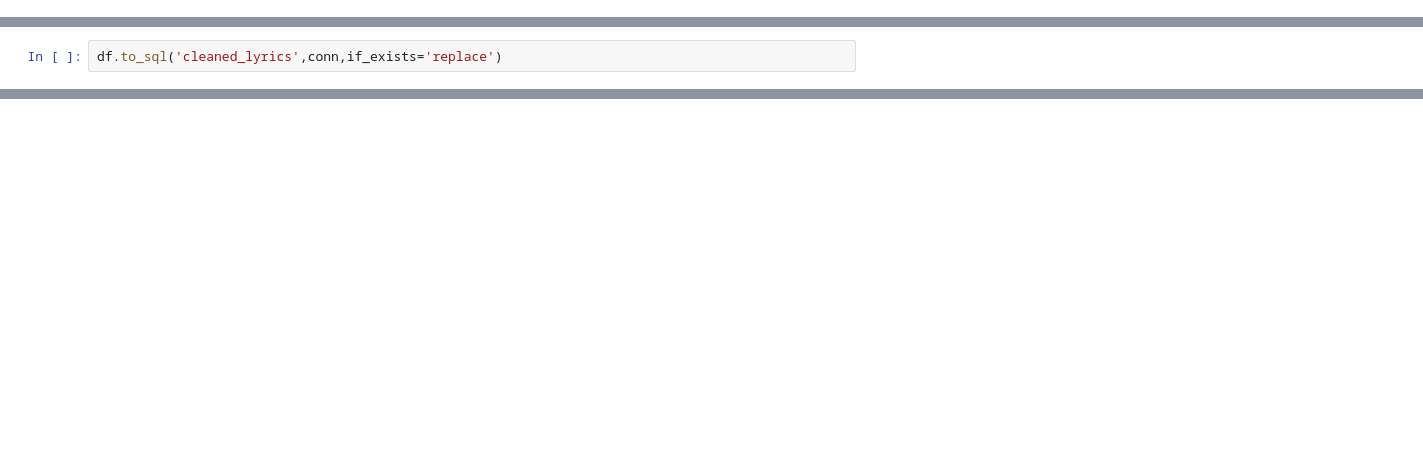
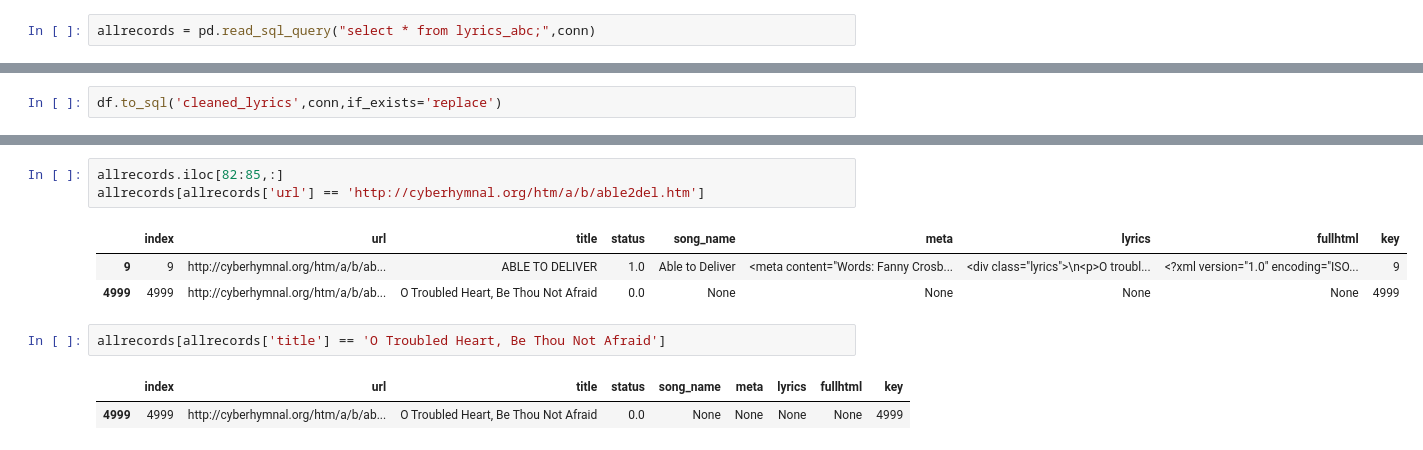
Before and after one commit to chenjennhaur/lyrics, a Jupyter notebook: LyricsAnalytics.ipynb, the cells around one changed output, grey strips where cells are left out. Drawn from its saved outputs; the diff is of its cells as text; blank space fills up the shorter version.

```diff
--- a/LyricsAnalytics.ipynb
+++ b/LyricsAnalytics.ipynb
@@ -15,3 +14,5 @@ doc = nlp(u'This is a sentence.')
+# %%
+allrecords = pd.read_sql_query("select * from lyrics_abc;",conn)
 # %%
 records = pd.read_sql_query("select * from lyrics_abc where status = 1;",conn)
 # %%
@@ -64,0 +143,12 @@ df.to_sql('cleaned_lyrics',conn,if_exists='replace')
+# %%
+allrecords.iloc[82:85,:]
+allrecords[allrecords['url'] == 'http://cyberhymnal.org/htm/a/b/able2del.htm']
+# %% [output]
+|  | index | url | title | status | song_name | meta | lyrics | fullhtml | key |
+| 9 | 9 | http://cyberhymnal.org/htm/a/b/ab... | ABLE TO DELIVER | 1.0 | Able to Deliver | <meta content="Words: Fanny Crosb... | <div class="lyrics">\n<p>O troubl... | <?xml version="1.0" encoding="ISO... | 9 |
+| 4999 | 4999 | http://cyberhymnal.org/htm/a/b/ab... | O Troubled Heart, Be Thou Not Afraid | 0.0 | None | None | None | None | 4999 |
+# %%
+allrecords[allrecords['title'] == 'O Troubled Heart, Be Thou Not Afraid']
+# %% [output]
+|  | index | url | title | status | song_name | meta | lyrics | fullhtml | key |
+| 4999 | 4999 | http://cyberhymnal.org/htm/a/b/ab... | O Troubled Heart, Be Thou Not Afraid | 0.0 | None | None | None | None | 4999 |
```
Also changed, not shown: parts of 5 cells of this notebook, 1 other file.
